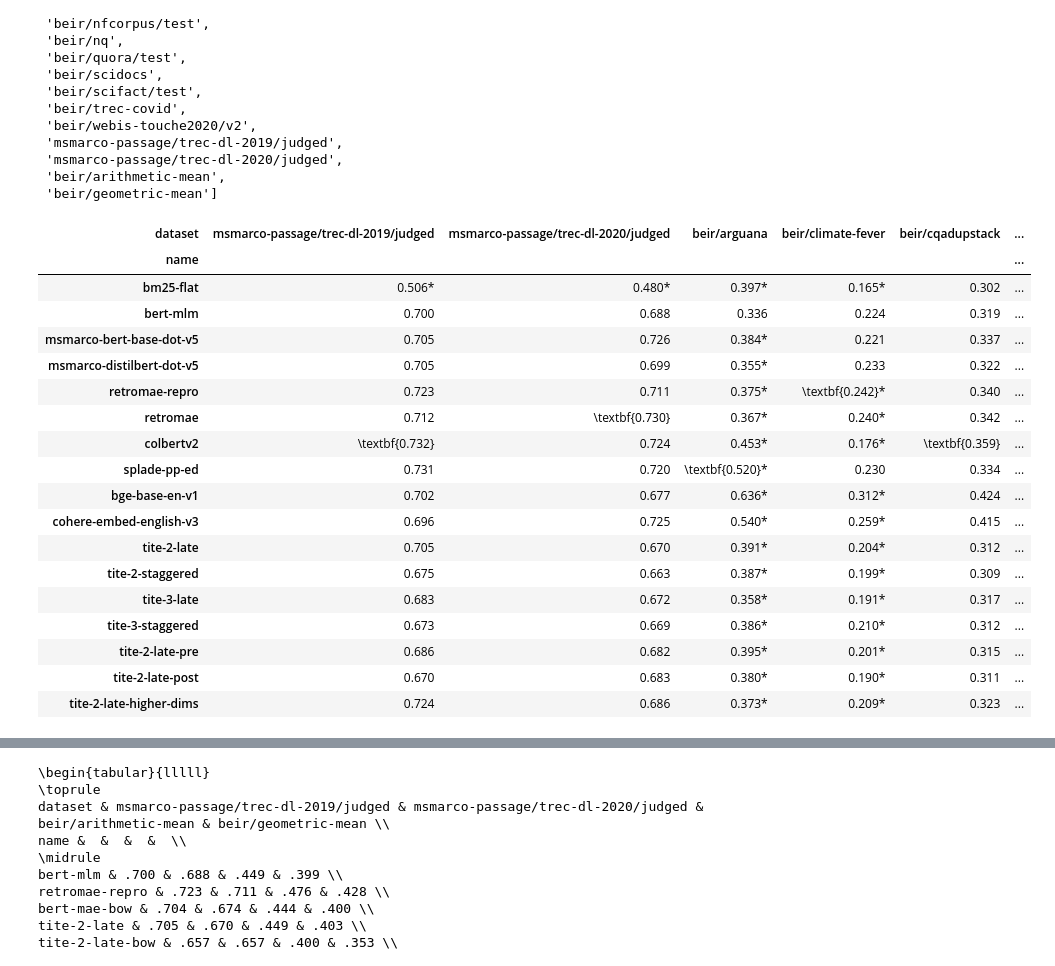
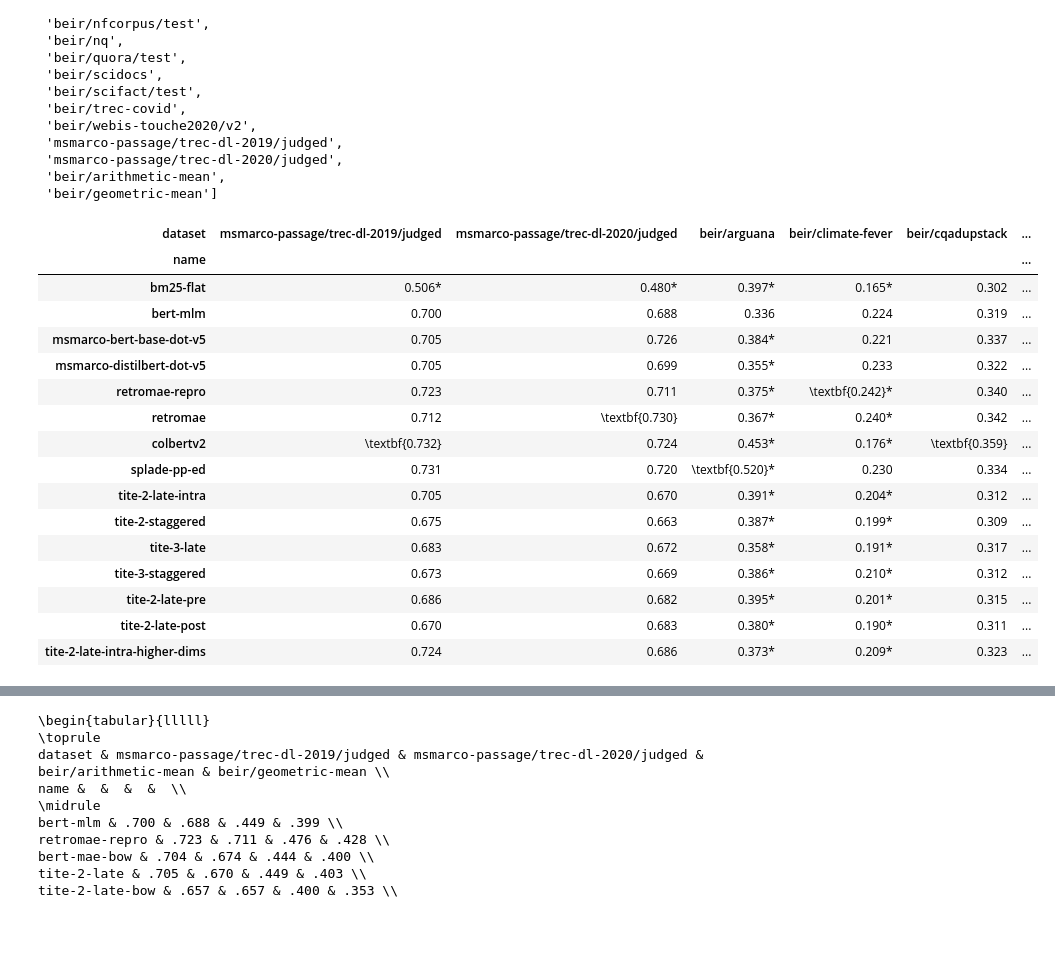
Before and after one commit to webis-de/tite, a Jupyter notebook: notebooks/evaluate.ipynb, the cells around one changed output, grey strips where cells are left out. Drawn from its saved outputs; the diff is of its cells as text; code cells hidden in the pictures; blank space fills up the shorter version.

```diff
--- a/notebooks/evaluate.ipynb
+++ b/notebooks/evaluate.ipynb
@@ -60,16 +24,8 @@ def load_run(run_file):
     run = run.sort_values(["query_id", "score"], ascending=[True, False])
     run["rank"] = run.groupby("query_id")["score"].rank(ascending=False, method="first").astype(int)
     config = {}
-    if run_file.parent.parent.stem == "pyserini-runs":
-        if run_file.suffix == ".txt":
-            config["run_name"] = f"{run_file.stem.split('.')[2]}"
-            config["dataset"] = BEIR_DATASET_MAP[run_file.stem.split(".")[-1]]
-    elif run_file.parent.parent.parent.stem == "fine-tuned":
-        config["run_name"] = run_file.parent.parent.stem
-        config["dataset"] = DASHED_DATASET_MAP[run_file.stem]
-    else:
-        config["run_name"] = run_file.parent.stem
-        config["dataset"] = DASHED_DATASET_MAP[run_file.stem]
+    config["run_name"] = run_file.parent.stem
+    config["dataset"] = DASHED_DATASET_MAP[run_file.stem]
 
     if "touche" in config["dataset"]:
         config["dataset"] = "beir/webis-touche2020/v2"
@@ -148,32 +104,16 @@ def evaluate_runs(per_dataset_runs, baseline, ir_measures_metrics, models):
 
     return results
 # %%
-MODEL_DIR = (Path.cwd().parent / "models" / "fine-tuned").resolve()
-PYSERINI_RUNS = (Path.home() / "pyserini-runs").resolve()
-COLBERT_DIR = (Path.cwd().parent / "runs" / "colbertv2").resolve()
+EXPERIMENT_DIR = Path.cwd().parent.resolve() / "experiments"
 
 per_dataset_runs = defaultdict(dict)
 
-run_files = (
-    list(MODEL_DIR.glob("*/runs/*.run"))
-    + list(PYSERINI_RUNS.glob("*/*.txt"))
-    + list(COLBERT_DIR.glob("*.run"))
-)
+run_files = list(EXPERIMENT_DIR.glob("*/*.run"))
 
 models = set()
 pg = tqdm(run_files)
 for run_file in pg:
-    if (
-        "robust04" in run_file.name
-        or "bioasq" in run_file.name
-        or "trec-news" in run_file.name
-        or "signal1m" in run_file.name
-        or "dev" in run_file.name
-        # or "contriever" in run_file.name
-        or "multifield" in run_file.name
-    ):
-        continue
-    pg.set_description(str(run_file.relative_to(Path.home().resolve())))
+    pg.set_description(str(run_file.relative_to(EXPERIMENT_DIR)))
     run, config = load_run(run_file)
     models.add(config["run_name"])
     per_dataset_runs[config["dataset"]][config["run_name"]] = run
@@ -374,43 +267,45 @@ values = ["nDCG@10"]
 
 pd.set_option("display.max_columns", None)
 
 table = (
     results.pivot_table(index=index, columns=columns, values=values).apply(format_columns, axis=0).droplevel(0, axis=1)
 )
 try:
     sig = (
         results.pivot_table(index=index, columns=columns, values=[f"{value} reject" for value in values])
         .loc[:, pd.IndexSlice["nDCG@10 reject", sig_datasets]]
         .replace({1: "*", 0: ""})
         .droplevel(0, axis=1)
     )
     # sig.set_axis(table.columns, axis=1)
     sig = sig.assign(**{non_sig_dataset: "" for non_sig_dataset in non_sig_datasets})
 except:
     sig = pd.DataFrame("", index=table.index, columns=table.columns)
 table_sig = (table + sig).loc[:, datasets]
-table_sig = table_sig.loc[result_models, datasets_ordered]
+table_sig = table_sig.reindex(labels=result_models, columns=datasets_ordered)
+missing_models = table_sig.loc[table_sig.isna().any(axis=1)].index
+if len(missing_models) > 0:
+    print(f"Warning: The following models are missing in the table: {', '.join(missing_models)}")
+table_sig = table_sig.dropna()
 table_sig
 # %% [output]
 | dataset | msmarco-passage/trec-dl-2019/judged | msmarco-passage/trec-dl-2020/judged | beir/arguana | beir/climate-fever | beir/cqadupstack | ... |
 | name |  |  |  |  |  | ... |
 | bm25-flat | 0.506* | 0.480* | 0.397* | 0.165* | 0.302 | ... |
 | bert-mlm | 0.700 | 0.688 | 0.336 | 0.224 | 0.319 | ... |
 | msmarco-bert-base-dot-v5 | 0.705 | 0.726 | 0.384* | 0.221 | 0.337 | ... |
 | msmarco-distilbert-dot-v5 | 0.705 | 0.699 | 0.355* | 0.233 | 0.322 | ... |
 | retromae-repro | 0.723 | 0.711 | 0.375* | \textbf{0.242}* | 0.340 | ... |
 | retromae | 0.712 | \textbf{0.730} | 0.367* | 0.240* | 0.342 | ... |
 | colbertv2 | \textbf{0.732} | 0.724 | 0.453* | 0.176* | \textbf{0.359} | ... |
 | splade-pp-ed | 0.731 | 0.720 | \textbf{0.520}* | 0.230 | 0.334 | ... |
-| bge-base-en-v1 | 0.702 | 0.677 | 0.636* | 0.312* | 0.424 | ... |
-| cohere-embed-english-v3 | 0.696 | 0.725 | 0.540* | 0.259* | 0.415 | ... |
-| tite-2-late | 0.705 | 0.670 | 0.391* | 0.204* | 0.312 | ... |
+| tite-2-late-intra | 0.705 | 0.670 | 0.391* | 0.204* | 0.312 | ... |
 | tite-2-staggered | 0.675 | 0.663 | 0.387* | 0.199* | 0.309 | ... |
 | tite-3-late | 0.683 | 0.672 | 0.358* | 0.191* | 0.317 | ... |
 | tite-3-staggered | 0.673 | 0.669 | 0.386* | 0.210* | 0.312 | ... |
 | tite-2-late-pre | 0.686 | 0.682 | 0.395* | 0.201* | 0.315 | ... |
 | tite-2-late-post | 0.670 | 0.683 | 0.380* | 0.190* | 0.311 | ... |
-| tite-2-late-higher-dims | 0.724 | 0.686 | 0.373* | 0.209* | 0.323 | ... |
+| tite-2-late-intra-higher-dims | 0.724 | 0.686 | 0.373* | 0.209* | 0.323 | ... |
 # %%
 print(table_sig.to_latex().replace("0.", ".").replace("*", "\\kernSig"))
 # %% [output]
```
Also changed, not shown: parts of 9 cells of this notebook, 2 other files.
